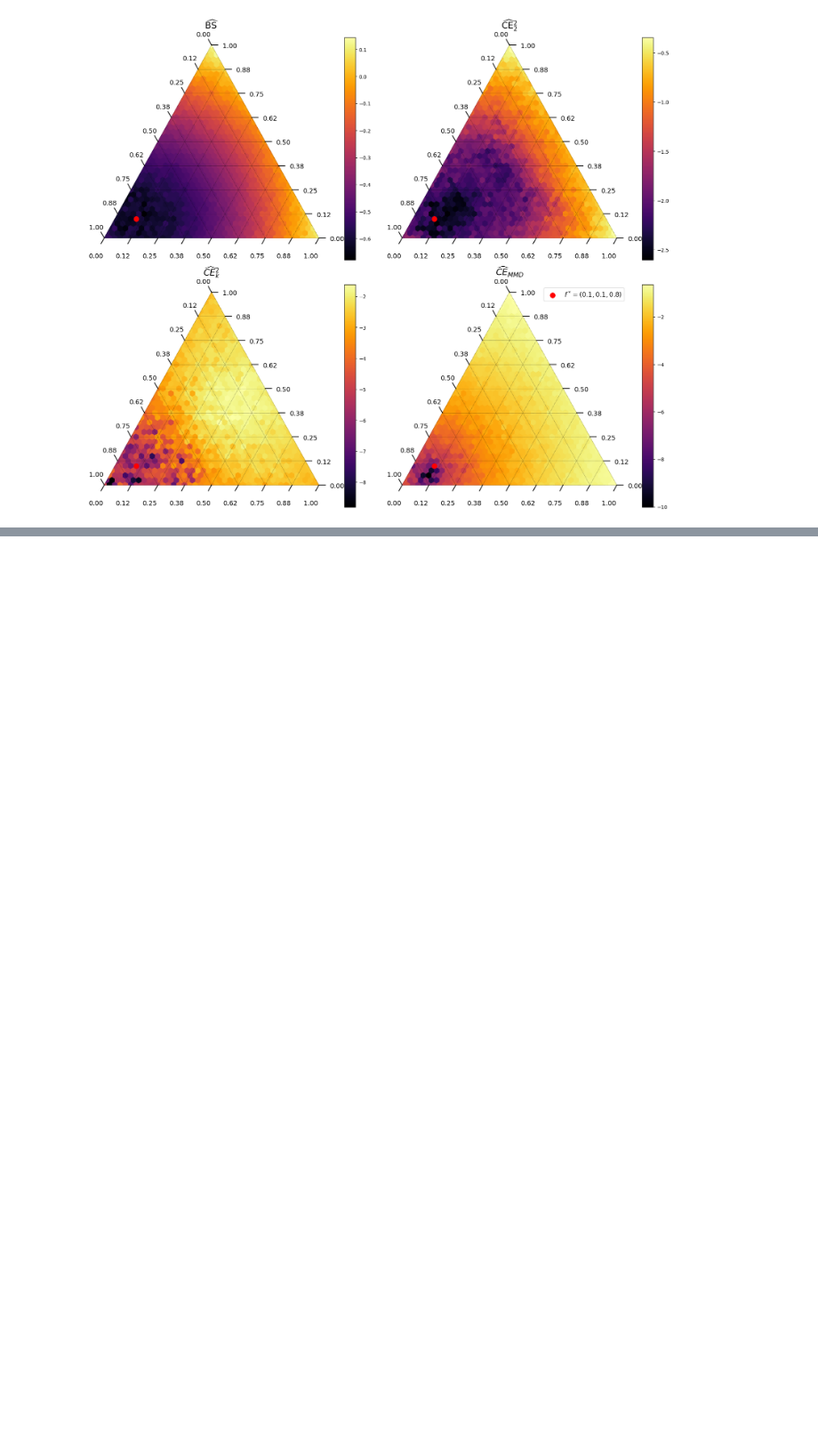
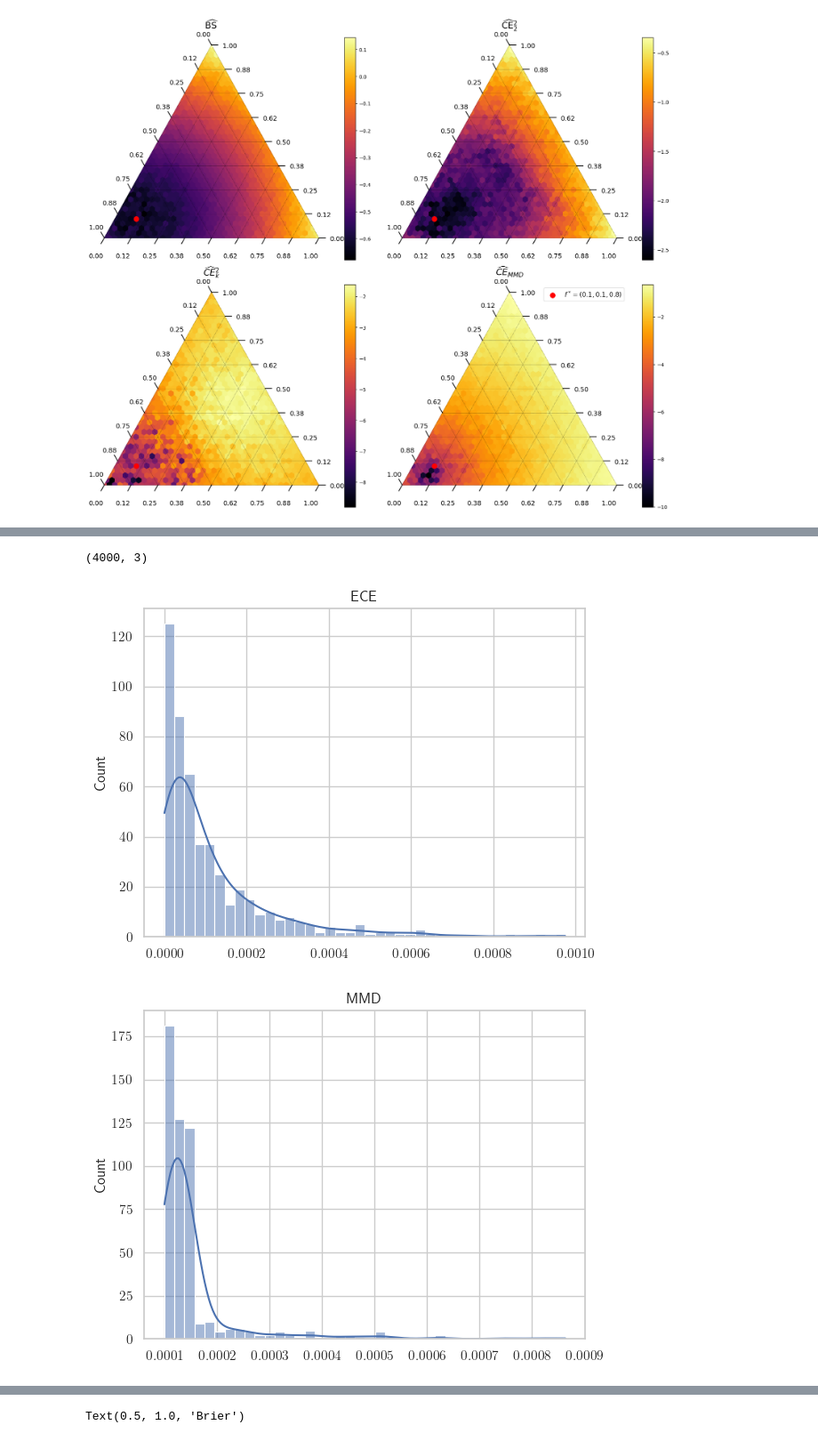
Before and after one commit to mkjuergens/EnsembleCalibration, a Jupyter notebook: notebooks/cal_estimator_analysis.ipynb, the cells around one changed output, grey strips where cells are left out. Shown at 89% size. Cells and saved outputs as stored; diff of their text form; code cells hidden in the pictures; blank space fills up the shorter version.

```diff
--- a/notebooks/cal_estimator_analysis.ipynb
+++ b/notebooks/cal_estimator_analysis.ipynb
@@ -289,0 +282,48 @@ plt.savefig("../figures/heatmap_cal_estimates_lambda.png", dpi=400)
+# %%
+N = 4000
+K = 3
+D = 500
+# sample N predictions from K dimensional Dirichlet distribution
+preds = np.random.dirichlet([1]*K)
+# repeat preds N times
+preds = np.tile(preds, (N, 1))
+print(preds.shape)
+# sample D labels from the categorical distribution induced by g_h0
+y = torch.multinomial(torch.tensor(preds), D, replacement=True)
+y.shape
+# calculate Lp error for each of the D samples
+stats_ece = []
+stats_mmd = []
+stats_skce = []
+stats_brier = []
+for i in range(D):
+    stat_ece = ece_kde_obj(preds, y[:,i], {"p": 2, "bw": 0.001})
+    stat_mmd = mmd_kce_obj(preds, y[:,i], {"bw": 0.01}, take_square=True)
+    stat_skce = skce_obj(preds, y[:,i], {"bw": 0.01}, take_square=True)
+    stat_brier = brier_obj(preds, y[:,i], {})
+    stats_ece.append(stat_ece)
+    stats_mmd.append(stat_mmd)
+    stats_skce.append(stat_skce)
+    stats_brier.append(stat_brier)
+# %% [output]
+(4000, 3)
+# %%
+stats_ece = np.array(stats_ece)
+sns.histplot(stats_ece, bins=40, kde=True)
+plt.title("ECE")
+plt.show()
+
+stats_mmd = np.array(stats_mmd)
+sns.histplot(stats_mmd, bins=40, kde=True)
+plt.title("MMD")
+plt.show()
+stats_skce = np.array(stats_skce)
+sns.histplot(stats_skce, bins=40, kde=True)
+plt.title("SKCE")
+plt.show()
+stats_brier = np.array(stats_brier)
+sns.histplot(stats_brier, bins=40, kde=True)
+plt.title("Brier")
+# %% [output]
+[figure, added]
+[figure, added]
@@ -289,0 +331 @@ plt.savefig("../figures/heatmap_cal_estimates_lambda.png", dpi=400)
+Text(0.5, 1.0, 'Brier')
```
Also changed, not shown: parts of 9 cells of this notebook.
